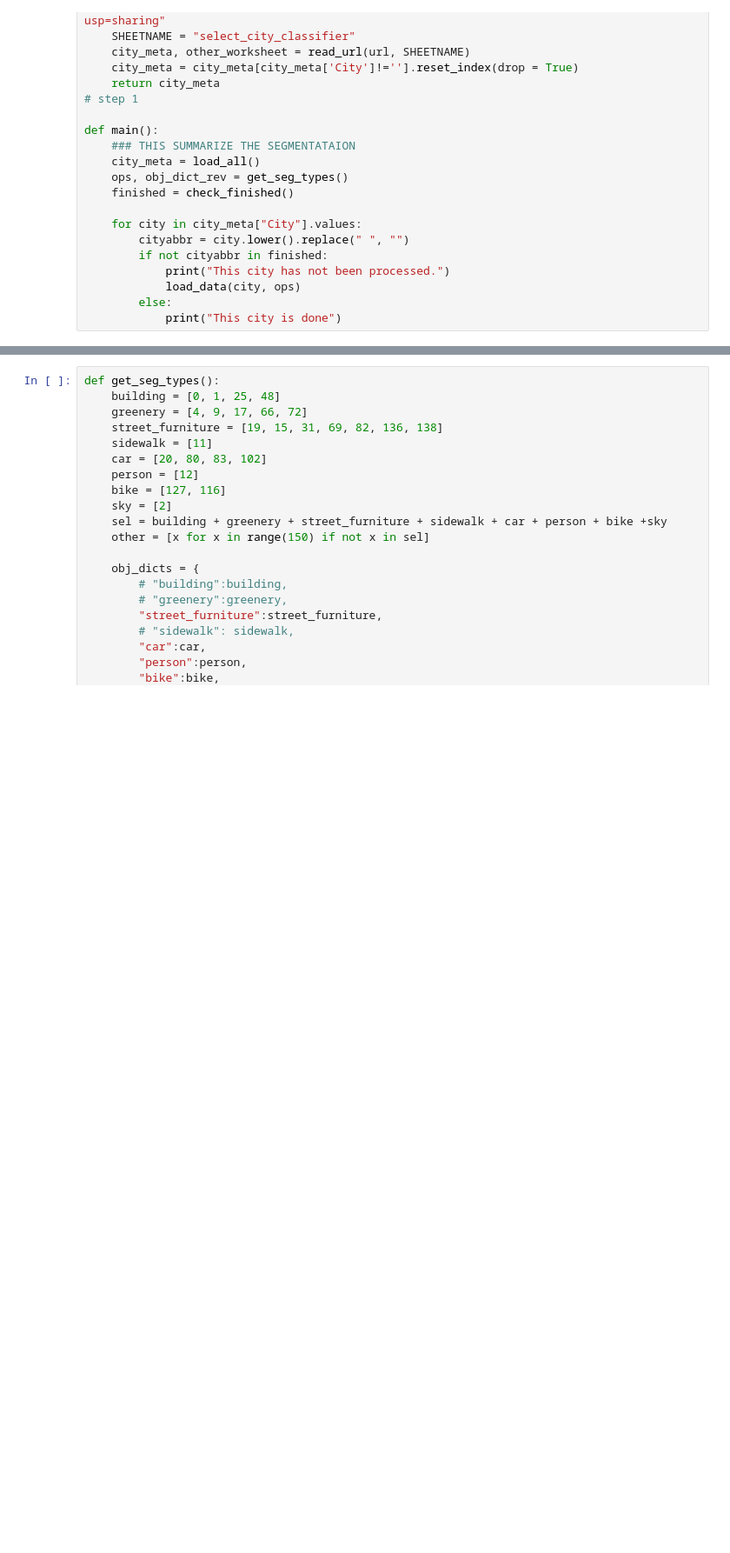
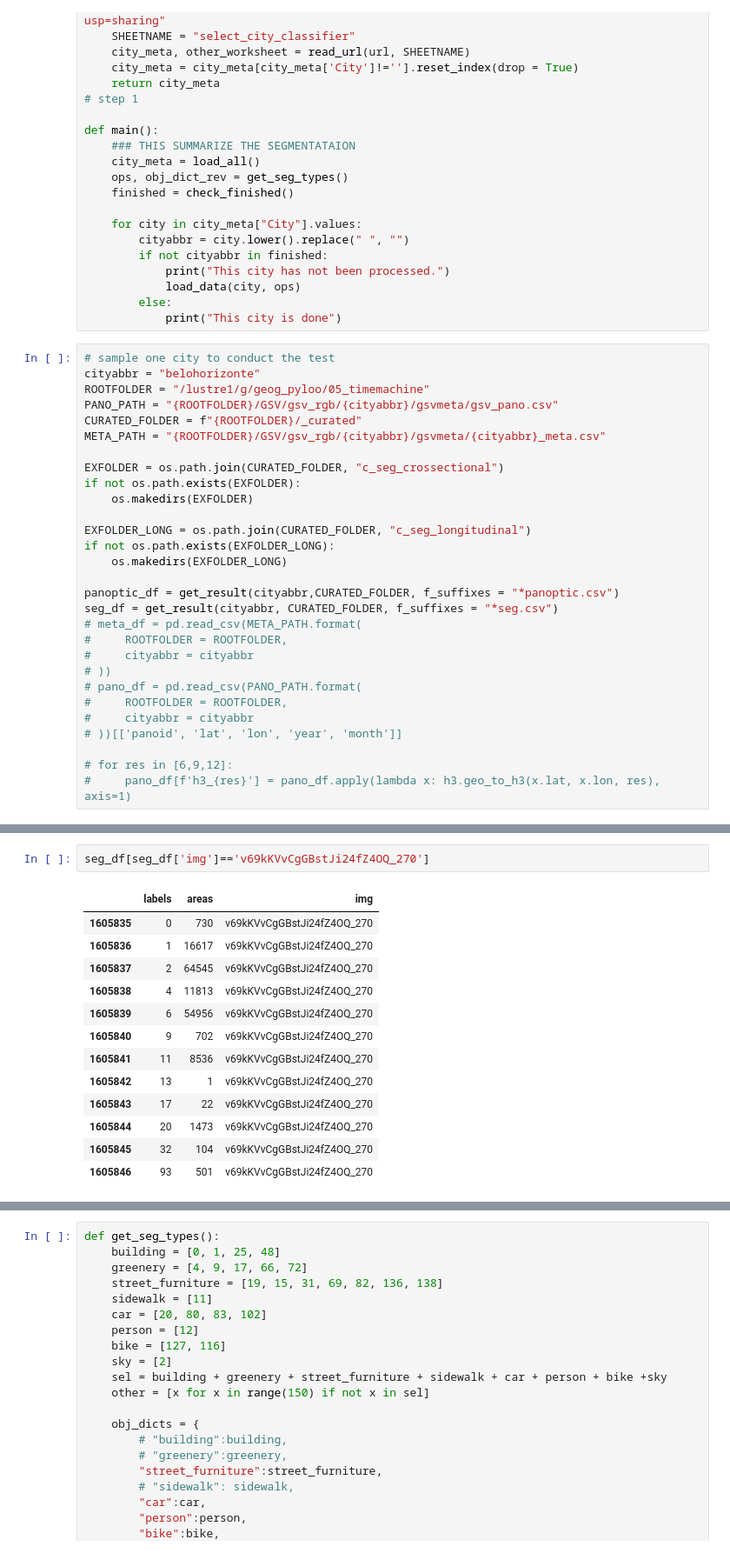
Before and after one commit to brookefzy/uvi-time-machine, a Jupyter notebook: _script/B-timemachine/04_summarize_segmentation.ipynb, the cells around one changed output, grey strips where cells are left out. Shown at 87% size. Cells and saved outputs as stored; diff of their text form; blank space fills up the shorter version.

```diff
--- a/_script/B-timemachine/04_summarize_segmentation.ipynb
+++ b/_script/B-timemachine/04_summarize_segmentation.ipynb
@@ -213,3 +182,32 @@ def main():
             load_data(city, ops)
         else:
             print("This city is done")
+# %%
+# sample one city to conduct the test
+cityabbr = "belohorizonte"
+ROOTFOLDER = "/lustre1/g/geog_pyloo/05_timemachine"
+PANO_PATH = "{ROOTFOLDER}/GSV/gsv_rgb/{cityabbr}/gsvmeta/gsv_pano.csv"
+CURATED_FOLDER = f"{ROOTFOLDER}/_curated"
+META_PATH = "{ROOTFOLDER}/GSV/gsv_rgb/{cityabbr}/gsvmeta/{cityabbr}_meta.csv"
+
+EXFOLDER = os.path.join(CURATED_FOLDER, "c_seg_crossectional")
+if not os.path.exists(EXFOLDER):
+    os.makedirs(EXFOLDER)
+
+EXFOLDER_LONG = os.path.join(CURATED_FOLDER, "c_seg_longitudinal")
+if not os.path.exists(EXFOLDER_LONG):
+    os.makedirs(EXFOLDER_LONG)
+
+panoptic_df = get_result(cityabbr,CURATED_FOLDER, f_suffixes = "*panoptic.csv")
+seg_df = get_result(cityabbr, CURATED_FOLDER, f_suffixes = "*seg.csv")
+# meta_df = pd.read_csv(META_PATH.format(
+#     ROOTFOLDER = ROOTFOLDER,
+#     cityabbr = cityabbr
+# ))
+# pano_df = pd.read_csv(PANO_PATH.format(
+#     ROOTFOLDER = ROOTFOLDER,
+#     cityabbr = cityabbr
+# ))[['panoid', 'lat', 'lon', 'year', 'month']]
+
+# for res in [6,9,12]:
+#     pano_df[f'h3_{res}'] = pano_df.apply(lambda x: h3.geo_to_h3(x.lat, x.lon, res), axis=1)
@@ -215,0 +224,16 @@ def main():
+# %%
+seg_df[seg_df['img']=='v69kKVvCgGBstJi24fZ4OQ_270']
+# %% [output]
+|  | labels | areas | img |
+| 1605835 | 0 | 730 | v69kKVvCgGBstJi24fZ4OQ_270 |
+| 1605836 | 1 | 16617 | v69kKVvCgGBstJi24fZ4OQ_270 |
+| 1605837 | 2 | 64545 | v69kKVvCgGBstJi24fZ4OQ_270 |
+| 1605838 | 4 | 11813 | v69kKVvCgGBstJi24fZ4OQ_270 |
+| 1605839 | 6 | 54956 | v69kKVvCgGBstJi24fZ4OQ_270 |
+| 1605840 | 9 | 702 | v69kKVvCgGBstJi24fZ4OQ_270 |
+| 1605841 | 11 | 8536 | v69kKVvCgGBstJi24fZ4OQ_270 |
+| 1605842 | 13 | 1 | v69kKVvCgGBstJi24fZ4OQ_270 |
+| 1605843 | 17 | 22 | v69kKVvCgGBstJi24fZ4OQ_270 |
+| 1605844 | 20 | 1473 | v69kKVvCgGBstJi24fZ4OQ_270 |
+| 1605845 | 32 | 104 | v69kKVvCgGBstJi24fZ4OQ_270 |
+| 1605846 | 93 | 501 | v69kKVvCgGBstJi24fZ4OQ_270 |
```
Also changed, not shown: parts of 5 cells of this notebook, 30 other files.
